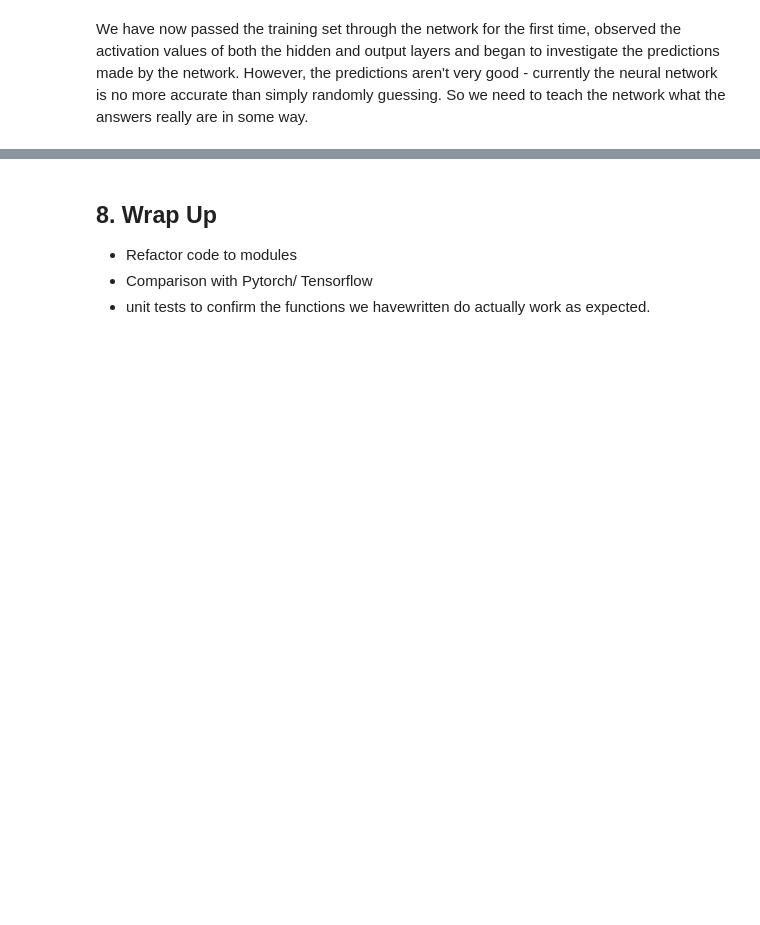
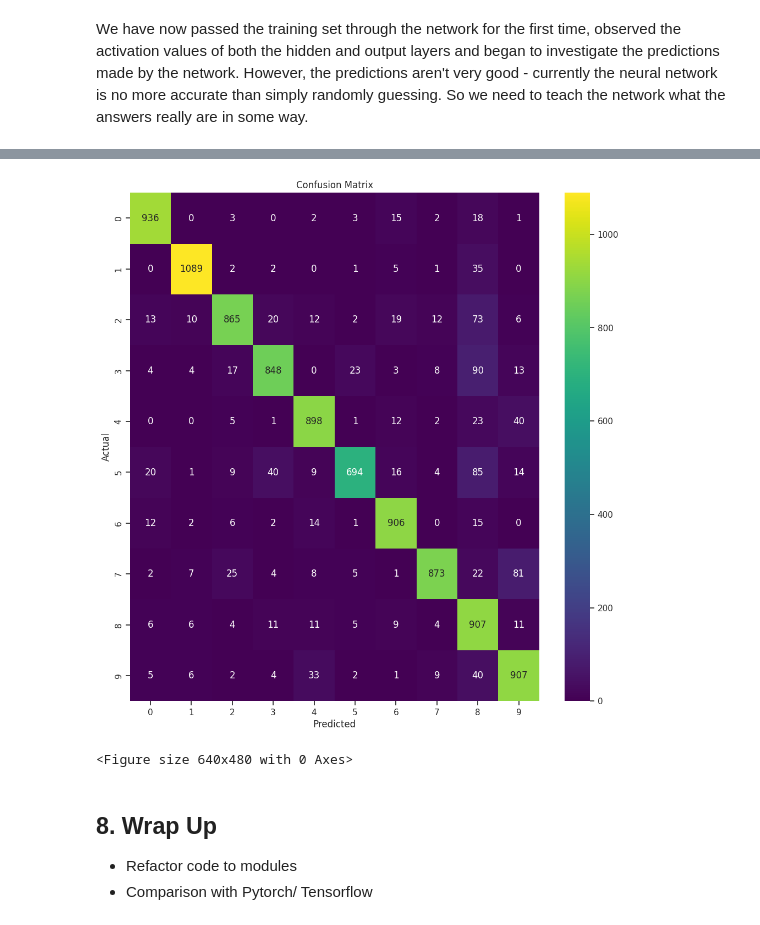
Before and after one commit to kiri-thornalley/numpy_neural_network, a Jupyter notebook: neural_network.ipynb, the cells around one changed output, grey strips where cells are left out. Drawn from its saved outputs; the diff is of its cells as text; code cells hidden in the pictures; blank space fills up the shorter version.

```diff
--- a/neural_network.ipynb
+++ b/neural_network.ipynb
@@ -116,6 +110,3 @@ Wrapping with np.array([...]) reconstructs a 2D array: shape becomes (num_sample
-# %%
-X_test = np.array([x.flatten() for x in X_test])
-print(f'Shape of X_test: {X_test.shape}')
 # %% [markdown]
 Finally, One-hot encode the labels, and convert them from ["6, 9, 4, 3"] to strings of ones and zeros representing the number.
 
@@ -537,5 +905,17 @@ Backward propagation is how a neural network learns.
+# %%
+# Plot confusion matrix
+from sklearn.metrics import confusion_matrix
+plt.figure(figsize=(12, 12))
+sns.heatmap(confusion_matrix(y_test, predictions), cmap='viridis', annot=True, fmt='g')
+plt.xlabel("Predicted")
+plt.ylabel("Actual")
+plt.title("Confusion Matrix")
+plt.show()
+plt.savefig('confusion.png')
+# %% [output]
+[figure, added]
+<Figure size 640x480 with 0 Axes>
 # %% [markdown]
 ## 8. Wrap Up
 - Refactor code to modules
 - Comparison with Pytorch/ Tensorflow
-- unit tests to confirm the functions we havewritten do actually work as expected.
```
Also changed, not shown: parts of 23 cells of this notebook.
